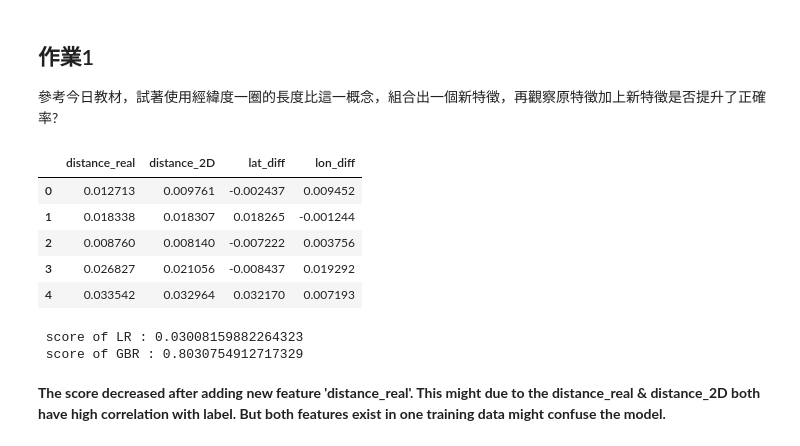
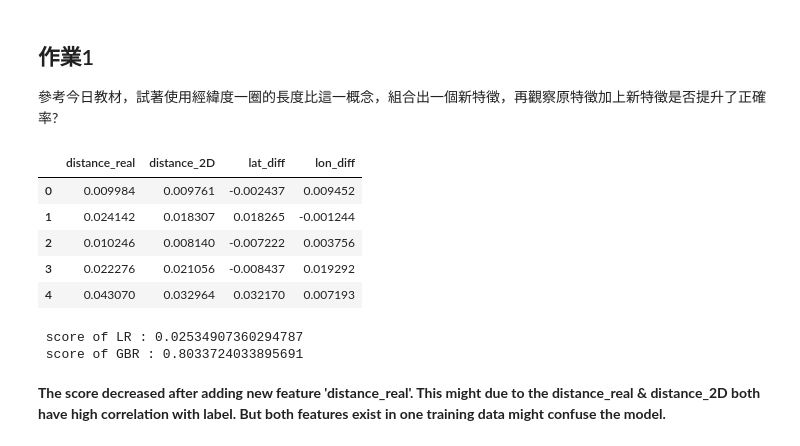
Before and after one commit to RayXie29/2nd-ML100days, a Jupyter notebook: homework/Day_026_HW.ipynb, the cells around one changed output. Saved outputs shown, nothing was run; the diff lists cells and outputs as text; code cells hidden in the pictures.

```diff
--- a/homework/Day_026_HW.ipynb
+++ b/homework/Day_026_HW.ipynb
@@ -100,15 +100,17 @@ print(f' score of GBR : {cross_val_score(GBR,train_x,train_label,cv=5).mean()} '
 ## 作業1
 參考今日教材，試著使用經緯度一圈的長度比這一概念，組合出一個新特徵，再觀察原特徵加上新特徵是否提升了正確率?
 # %%
-df['distance_real'] = np.sqrt((df.lon_diff/0.75756) ** 2 + df.lat_diff **2)
+#Make the longitude and latitude data has similar length scale
+latitude_scale_num = np.cos(40.75/180*np.pi)
+df['distance_real'] = np.sqrt(df.lon_diff ** 2 + (df.lat_diff/latitude_scale_num) **2)
 df[['distance_real','distance_2D','lat_diff','lon_diff']].head(5)
 # %% [output]
 |  | distance_real | distance_2D | lat_diff | lon_diff |
-| 0 | 0.012713 | 0.009761 | -0.002437 | 0.009452 |
-| 1 | 0.018338 | 0.018307 | 0.018265 | -0.001244 |
-| 2 | 0.008760 | 0.008140 | -0.007222 | 0.003756 |
-| 3 | 0.026827 | 0.021056 | -0.008437 | 0.019292 |
-| 4 | 0.033542 | 0.032964 | 0.032170 | 0.007193 |
+| 0 | 0.009984 | 0.009761 | -0.002437 | 0.009452 |
+| 1 | 0.024142 | 0.018307 | 0.018265 | -0.001244 |
+| 2 | 0.010246 | 0.008140 | -0.007222 | 0.003756 |
+| 3 | 0.022276 | 0.021056 | -0.008437 | 0.019292 |
+| 4 | 0.043070 | 0.032964 | 0.032170 | 0.007193 |
 # %%
 train_x = MinMaxScaler().fit_transform(df)
 LR = LinearRegression()
@@ -116,8 +118,8 @@ print(f' score of LR : {cross_val_score(LR,train_x,train_label,cv=5).mean()} ' )
 GBR = GradientBoostingRegressor()
 print(f' score of GBR : {cross_val_score(GBR,train_x,train_label,cv=5).mean()} ')
 # %% [output]
- score of LR : 0.03008159882264323
- score of GBR : 0.8030754912717329
+ score of LR : 0.02534907360294787
+ score of GBR : 0.8033724033895691
 # %% [markdown]
 **The score decreased after adding new feature 'distance_real'. This might due to the distance_real & distance_2D both have high correlation with label. But both features exist in one training data might confuse the model.**
 # %%
```
Also changed, not shown: parts of 5 cells of this notebook, 3 other files.
